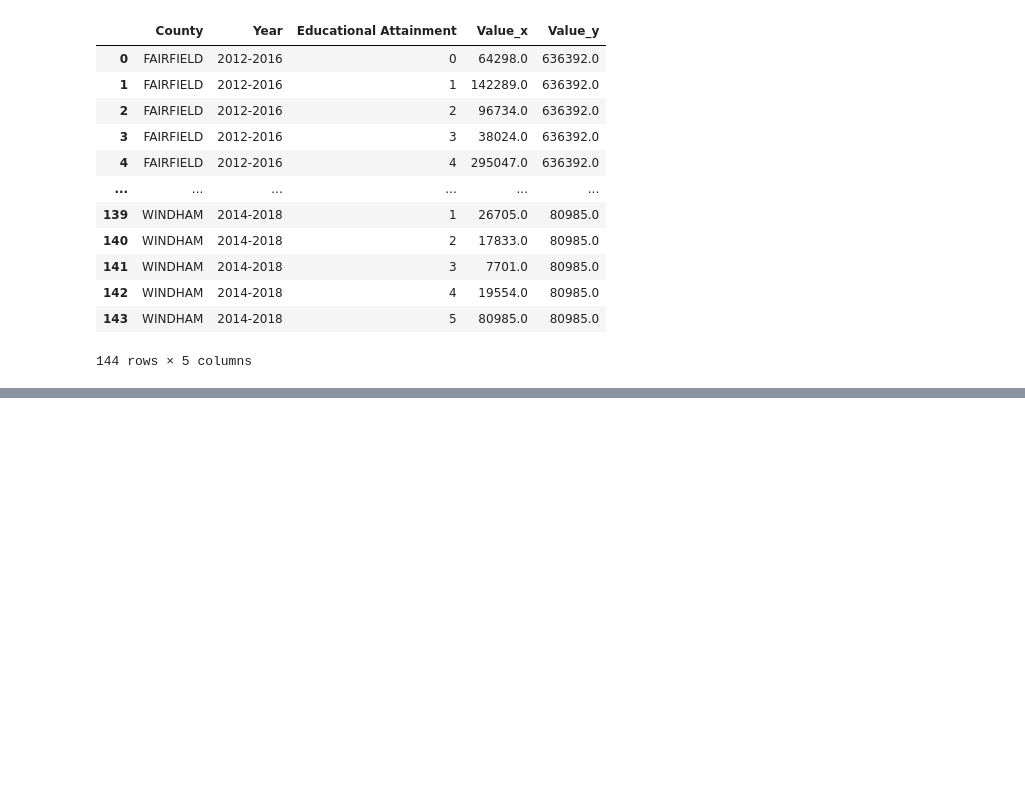
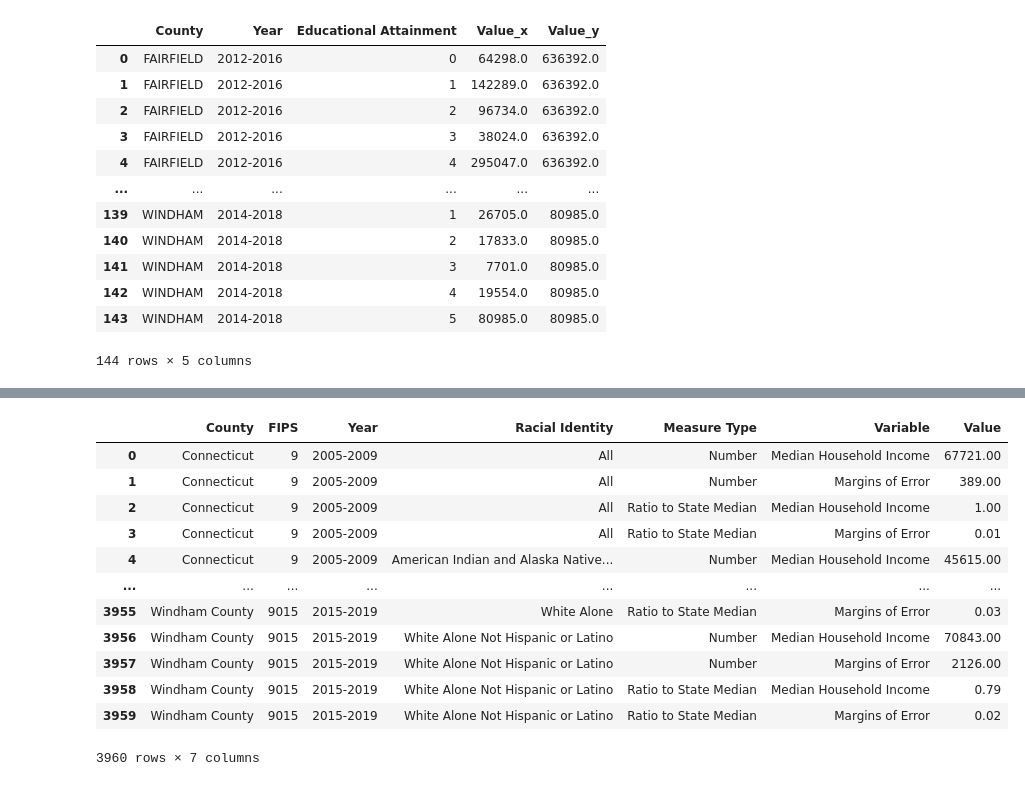
Before and after one commit to muhan-zhang/data200-final-project, a Jupyter notebook: Project.ipynb, the cells around one changed output, grey strips where cells are left out. Drawn from its saved outputs; the diff is of its cells as text; code cells hidden in the pictures; blank space fills up the shorter version.

```diff
--- a/Project.ipynb
+++ b/Project.ipynb
@@ -86,3 +86,10 @@ ea_ct.head()
 | 2 | Andover | 901301080 | 2006-2010 | Female | Associate's Degree | Percent | Educational Attainment | 11.74 |
 | 3 | Andover | 901301080 | 2006-2010 | Female | Associate's Degree | Percent | Margins of Error | 5.75 |
 | 4 | Andover | 901301080 | 2006-2010 | Female | Bachelor's Degree or higher | Number | Educational Attainment | 443.00 |
+# %%
+# Median Income
+
+mi_filename = os.path.join('data', 'median-household-income-county-2019.csv')
+
+mi = pd.read_csv(mi_filename)
+mi.head()
@@ -1267,0 +1305,19 @@ ea_ct
+# %%
+# Rename Race/Ethnicity Column to something without the ' / ' sign (causes problems)
+mi.columns = ['County', 'FIPS', 'Year', 'Racial Identity', 'Measure Type', 'Variable', 'Value']
+# %%
+mi
+# %% [output]
+|  | County | FIPS | Year | Racial Identity | Measure Type | Variable | Value |
+| 0 | Connecticut | 9 | 2005-2009 | All | Number | Median Household Income | 67721.00 |
+| 1 | Connecticut | 9 | 2005-2009 | All | Number | Margins of Error | 389.00 |
+| 2 | Connecticut | 9 | 2005-2009 | All | Ratio to State Median | Median Household Income | 1.00 |
+| 3 | Connecticut | 9 | 2005-2009 | All | Ratio to State Median | Margins of Error | 0.01 |
+| 4 | Connecticut | 9 | 2005-2009 | American Indian and Alaska Native... | Number | Median Household Income | 45615.00 |
+| ... | ... | ... | ... | ... | ... | ... | ... |
+| 3955 | Windham County | 9015 | 2015-2019 | White Alone | Ratio to State Median | Margins of Error | 0.03 |
+| 3956 | Windham County | 9015 | 2015-2019 | White Alone Not Hispanic or Latino | Number | Median Household Income | 70843.00 |
+| 3957 | Windham County | 9015 | 2015-2019 | White Alone Not Hispanic or Latino | Number | Margins of Error | 2126.00 |
+| 3958 | Windham County | 9015 | 2015-2019 | White Alone Not Hispanic or Latino | Ratio to State Median | Median Household Income | 0.79 |
+| 3959 | Windham County | 9015 | 2015-2019 | White Alone Not Hispanic or Latino | Ratio to State Median | Margins of Error | 0.02 |
+3960 rows × 7 columns
```
Also changed, not shown: parts of 23 cells of this notebook.
